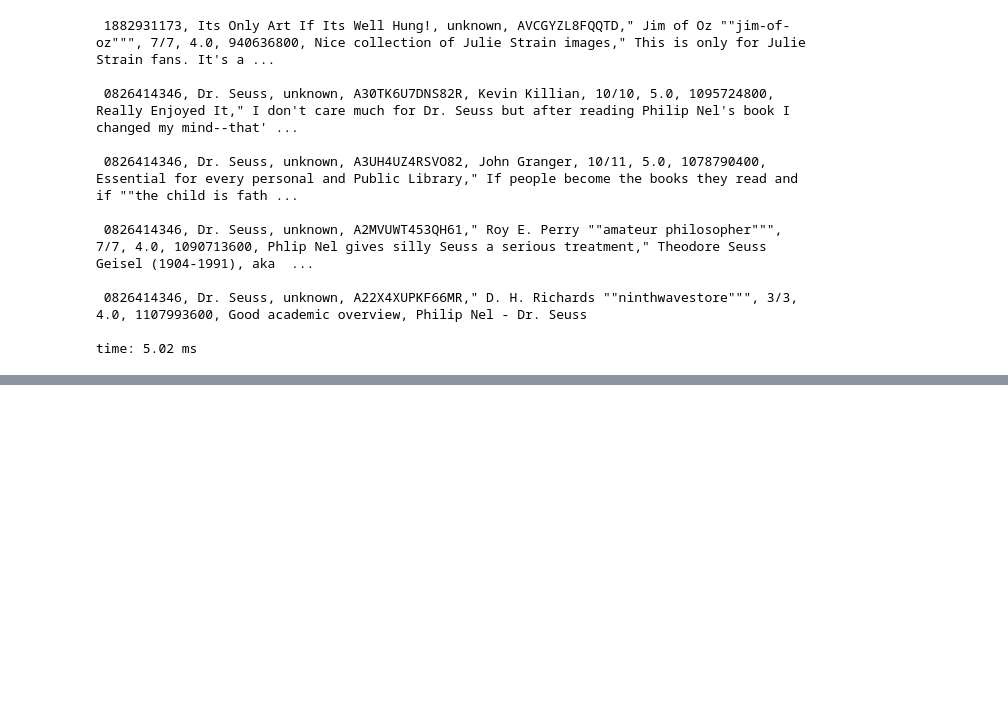
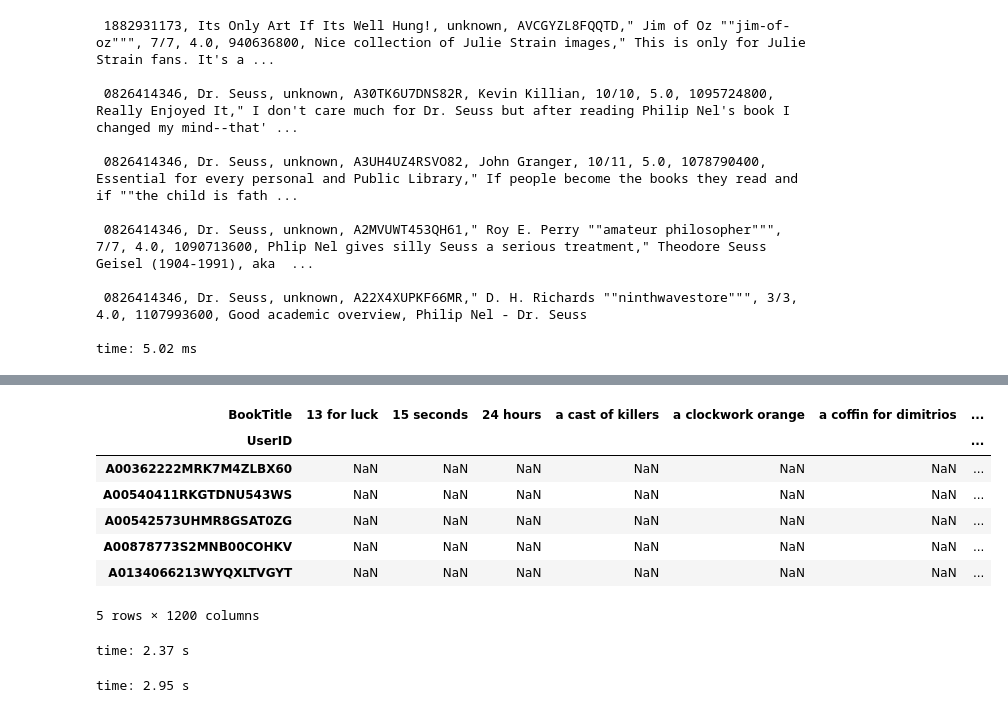
Before and after one commit to Mehul903/Book-Recommender-System, a Jupyter notebook: notebooks/Analysis.ipynb, the cells around one changed output, grey strips where cells are left out. Cells and saved outputs as stored; diff of their text form; code cells hidden in the pictures; blank space fills up the shorter version.

```diff
--- a/notebooks/Analysis.ipynb
+++ b/notebooks/Analysis.ipynb
@@ -102,3 +109,8 @@ time: 5.02 ms
 # %%
-books_amazon_whole = pd.read_csv('E://MRP//0102/Books.csv', encoding = 'utf-8', names=col_names)
-books_amazon_whole['title'] = [title.strip().lower() for title in books_amazon_whole['title']]
+# books_amazon_whole = pd.read_csv('E://MRP//0102/Books.csv', encoding = 'utf-8', names=col_names)
+books_amazon_whole = pd.read_csv('E://MRP//0102/Books.csv', encoding = 'utf-8',
+                                 header=None, usecols=[0,1,3,6])
+new_cols = ['BookID', 'BookTitle', 'UserID', 'Score']
+books_amazon_whole.columns = new_cols
+books_amazon_whole['BookTitle'] = [title.strip().lower() for title in books_amazon_whole['BookTitle']]
+books_amazon_whole.head()
@@ -125,0 +136,19 @@ time: 26.1 ms
+# %%
+books_amazon_whole.drop_duplicates(subset = ['BookTitle', 'UserID'], inplace = True)
+user_item_df = pd.pivot_table(data = books_amazon_whole, index = 'UserID', columns = 'BookTitle', values = 'Score')
+user_item_df.head()
+# %% [output]
+| BookTitle | 13 for luck | 15 seconds | 24 hours | a cast of killers | a clockwork orange | a coffin for dimitrios | ... |
+| UserID |  |  |  |  |  |  | ... |
+| A00362222MRK7M4ZLBX60 | NaN | NaN | NaN | NaN | NaN | NaN | ... |
+| A00540411RKGTDNU543WS | NaN | NaN | NaN | NaN | NaN | NaN | ... |
+| A00542573UHMR8GSAT0ZG | NaN | NaN | NaN | NaN | NaN | NaN | ... |
+| A00878773S2MNB00COHKV | NaN | NaN | NaN | NaN | NaN | NaN | ... |
+| A0134066213WYQXLTVGYT | NaN | NaN | NaN | NaN | NaN | NaN | ... |
+5 rows × 1200 columns
+time: 2.37 s
+# %%
+user_item_df.fillna(0, inplace=True)
+new_book_names = user_item_df.columns
+# %% [output]
+time: 2.95 s
```
Also changed, not shown: parts of 24 cells of this notebook.
